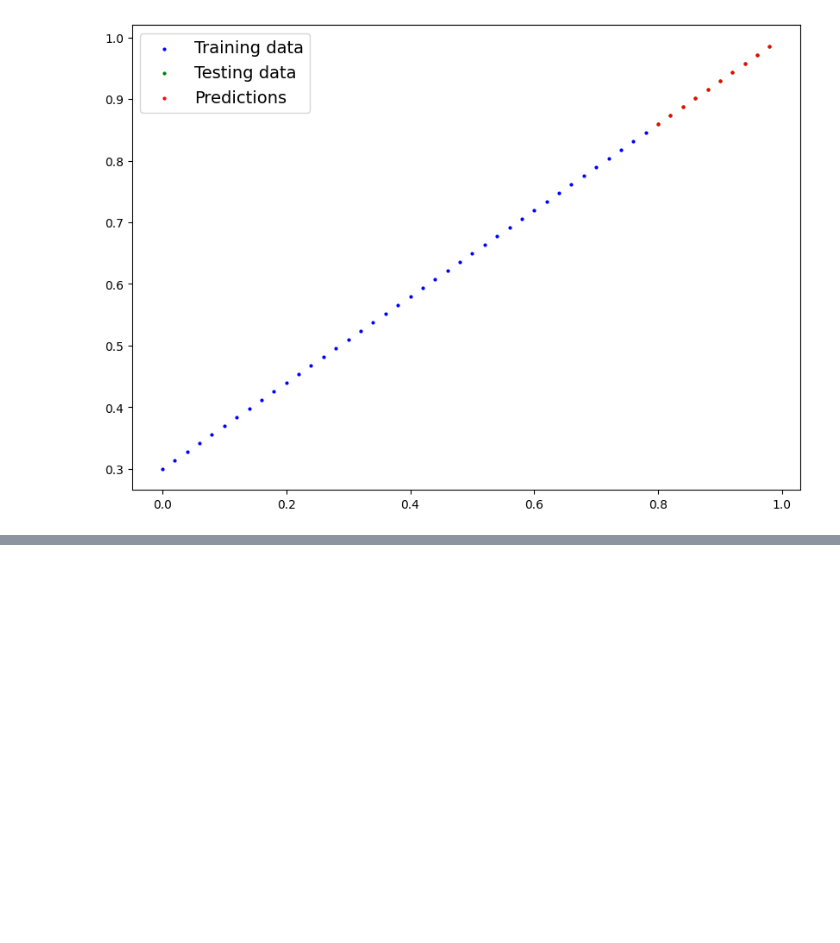
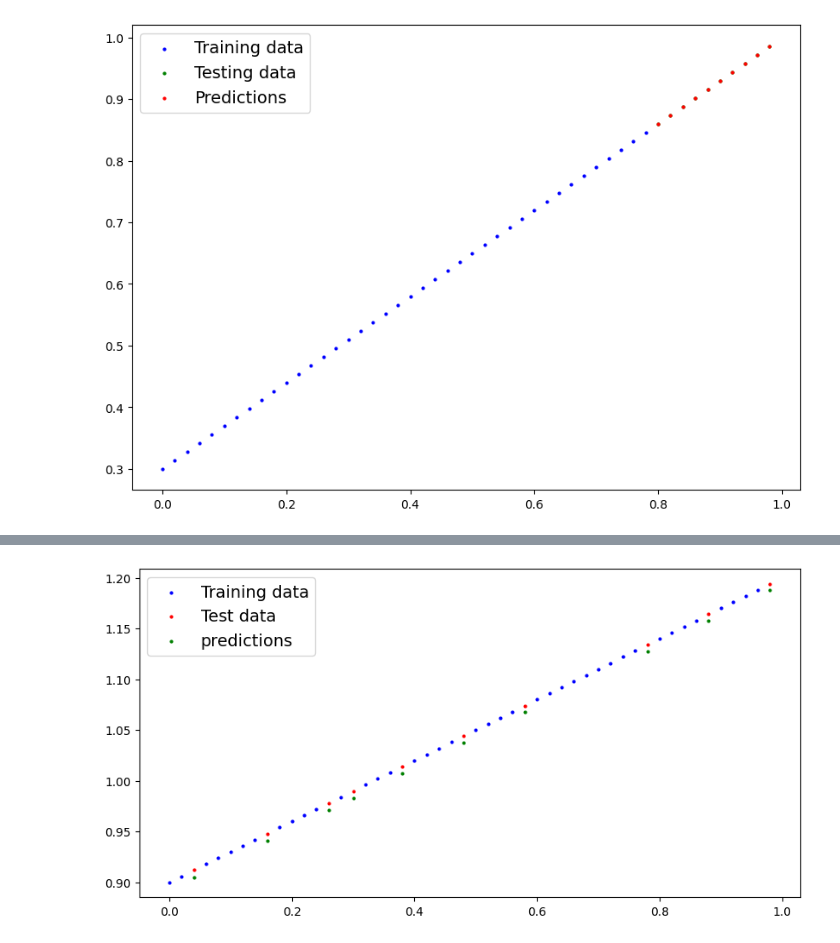
Before and after one commit to Digvijay25/PyTorch-Deep-Learning-Bootcamp, a Jupyter notebook: 01_PyTorch_Workflow_Fundamentals.ipynb, the cells around one changed output, grey strips where cells are left out. Cells and saved outputs as stored; diff of their text form; code cells hidden in the pictures; blank space fills up the shorter version.

```diff
--- a/01_PyTorch_Workflow_Fundamentals.ipynb
+++ b/01_PyTorch_Workflow_Fundamentals.ipynb
@@ -324,0 +474,4 @@ plot_predictions(predictions=load_model_pred.cpu())
+# %%
+loaded_model_2.eval()
+with torch.inference_mode():
+  y_pred = loaded_model_2(X_test)
@@ -324,0 +491,4 @@ plot_predictions(predictions=load_model_pred.cpu())
+# %%
+plot_predictions(X_train.cpu(), y_train.cpu(), X_test.cpu(), y_test.cpu(), predictions = y_pred.cpu())
+# %% [output]
+[figure, added]
```
Also changed, not shown: parts of 20 cells of this notebook.
